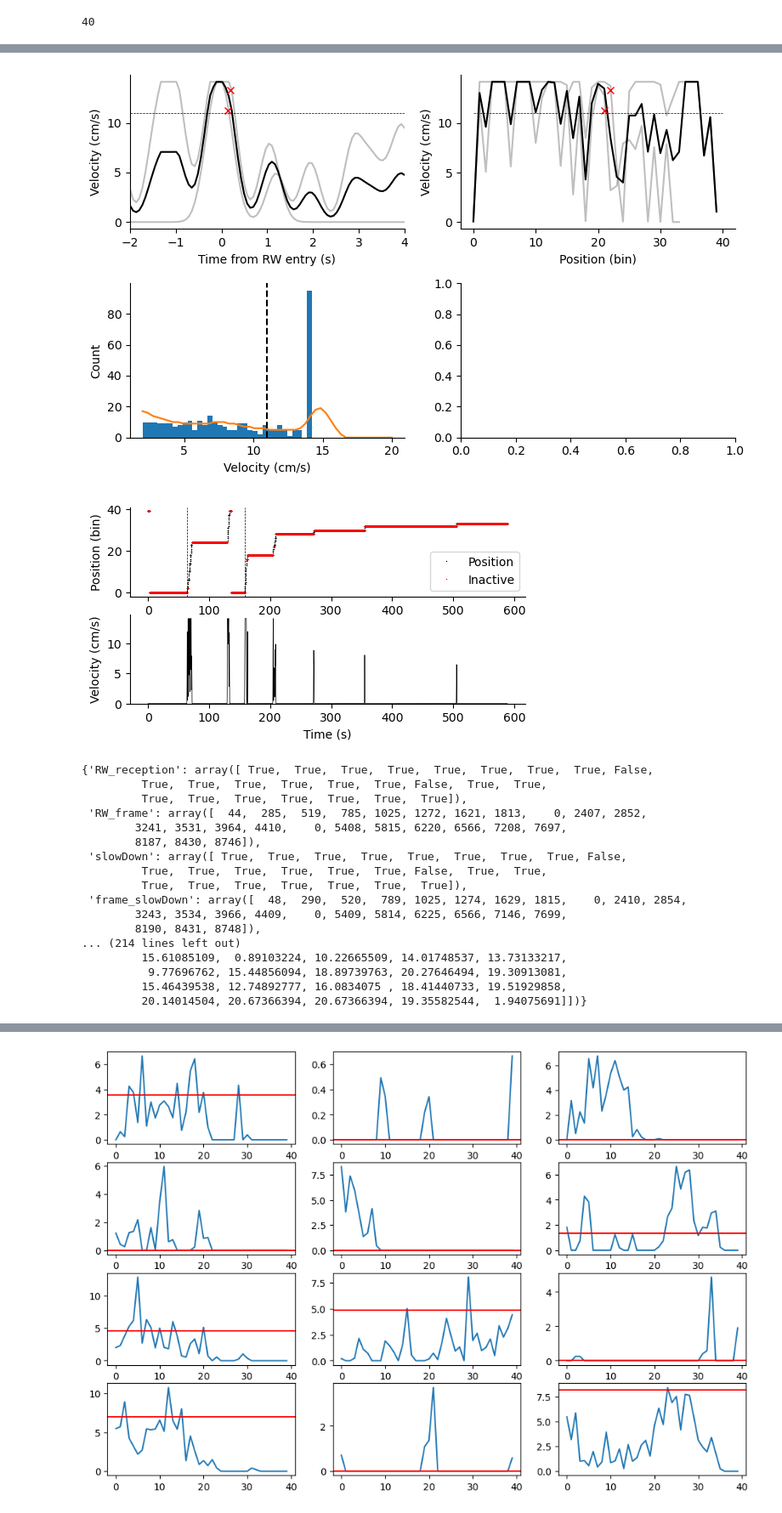
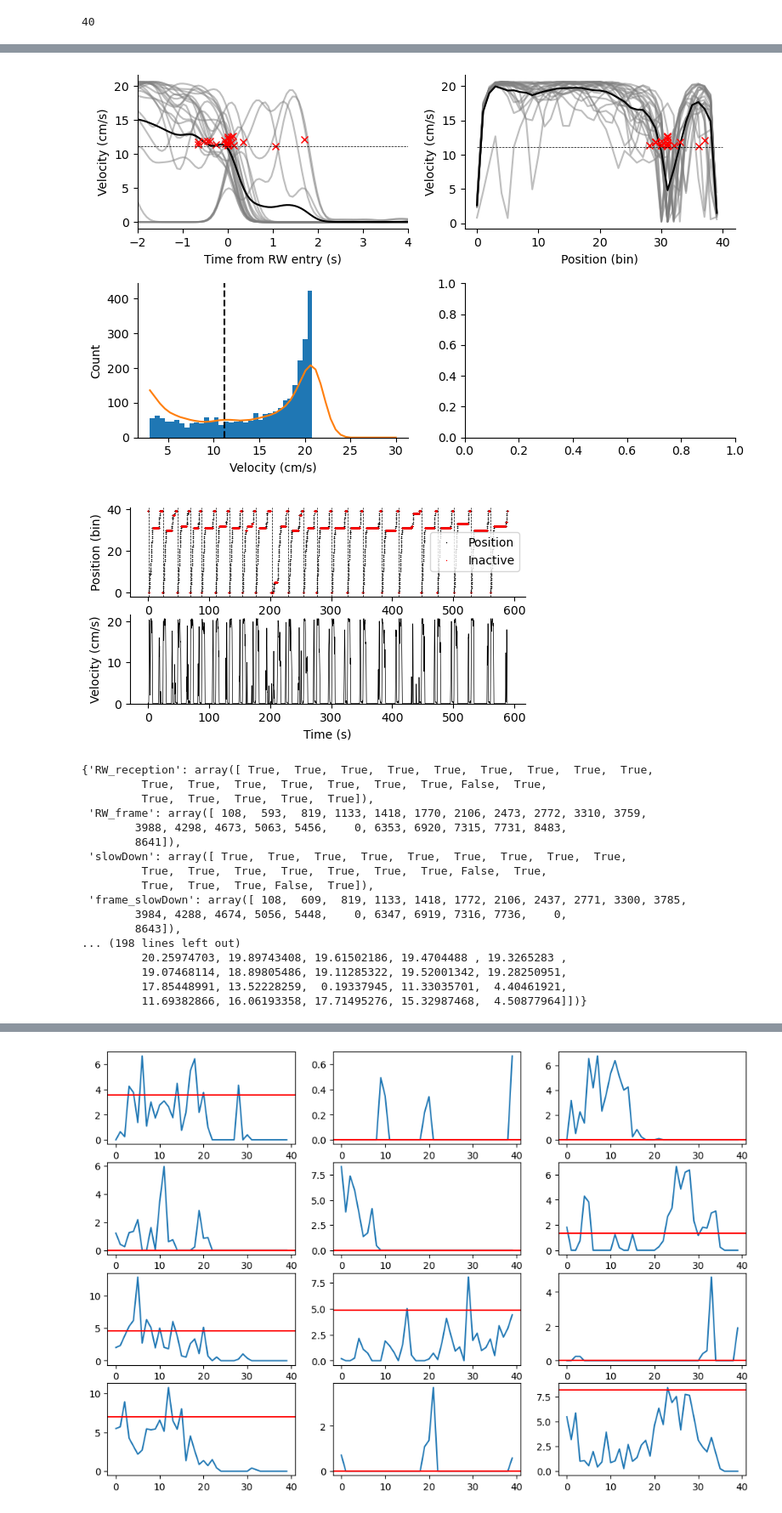
Before and after one commit to woxxel/placefield_detection, a Jupyter notebook: notebooks/test_placefield_detection_methods.ipynb, the cells around one changed output, grey strips where cells are left out. Shown at 85% size. Cells and saved outputs as stored; diff of their text form; code cells hidden in the pictures.

```diff
--- a/notebooks/test_placefield_detection_methods.ipynb
+++ b/notebooks/test_placefield_detection_methods.ipynb
@@ -17,7 +18,7 @@ To enable the following instructions: SSE4.1 SSE4.2 AVX AVX2 AVX512F AVX512_VNNI
 from placefield_detection.utils import prepare_behavior_from_file, plot_behavior
 
 pathMouse = Path("../../../../data/845ad")
-pathSession = pathMouse / "Session01"
+pathSession = pathMouse / "Session40"
 f = 15.0
 nbin = 40
 only_active = True
@@ -44,25 +45,25 @@ plot_behavior(behavior)
-[figure, old version]
+[figure, new version]
-[figure, old version]
+[figure, new version]
 # %%
 behavior["performance"]
 # %% [output]
-{'RW_reception': array([ True,  True,  True,  True,  True,  True,  True,  True, False,
-         True,  True,  True,  True,  True,  True, False,  True,  True,
-         True,  True,  True,  True,  True,  True,  True]),
- 'RW_frame': array([  44,  285,  519,  785, 1025, 1272, 1621, 1813,    0, 2407, 2852,
-        3241, 3531, 3964, 4410,    0, 5408, 5815, 6220, 6566, 7208, 7697,
-        8187, 8430, 8746]),
- 'slowDown': array([ True,  True,  True,  True,  True,  True,  True,  True, False,
-         True,  True,  True,  True,  True,  True, False,  True,  True,
-         True,  True,  True,  True,  True,  True,  True]),
- 'frame_slowDown': array([  48,  290,  520,  789, 1025, 1274, 1629, 1815,    0, 2410, 2854,
-        3243, 3534, 3966, 4409,    0, 5409, 5814, 6225, 6566, 7146, 7699,
-        8190, 8431, 8748]),
-... (214 lines left out)
-         15.61085109,  0.89103224, 10.22665509, 14.01748537, 13.73133217,
-          9.77696762, 15.44856094, 18.89739763, 20.27646494, 19.30913081,
-         15.46439538, 12.74892777, 16.0834075 , 18.41440733, 19.51929858,
-         20.14014504, 20.67366394, 20.67366394, 19.35582544,  1.94075691]])}
+{'RW_reception': array([ True,  True,  True,  True,  True,  True,  True,  True,  True,
+         True,  True,  True,  True,  True,  True,  True, False,  True,
+         True,  True,  True,  True,  True]),
+ 'RW_frame': array([ 108,  593,  819, 1133, 1418, 1770, 2106, 2473, 2772, 3310, 3759,
+        3988, 4298, 4673, 5063, 5456,    0, 6353, 6920, 7315, 7731, 8483,
+        8641]),
+ 'slowDown': array([ True,  True,  True,  True,  True,  True,  True,  True,  True,
+         True,  True,  True,  True,  True,  True,  True, False,  True,
+         True,  True,  True, False,  True]),
+ 'frame_slowDown': array([ 108,  609,  819, 1133, 1418, 1772, 2106, 2437, 2771, 3300, 3785,
+        3984, 4288, 4674, 5056, 5448,    0, 6347, 6919, 7316, 7736,    0,
+        8643]),
+... (198 lines left out)
+         20.25974703, 19.89743408, 19.61502186, 19.4704488 , 19.3265283 ,
+         19.07468114, 18.89805486, 19.11285322, 19.52001342, 19.28250951,
+         17.85448991, 13.52228259,  0.19337945, 11.33035701,  4.40461921,
+         11.69382866, 16.06193358, 17.71495276, 15.32987468,  4.50877964]])}
 # %%
 from placefield_detection.utils import prepare_activity, plot_activity
 
```
Also changed, not shown: parts of 5 cells of this notebook, 10 other files.
